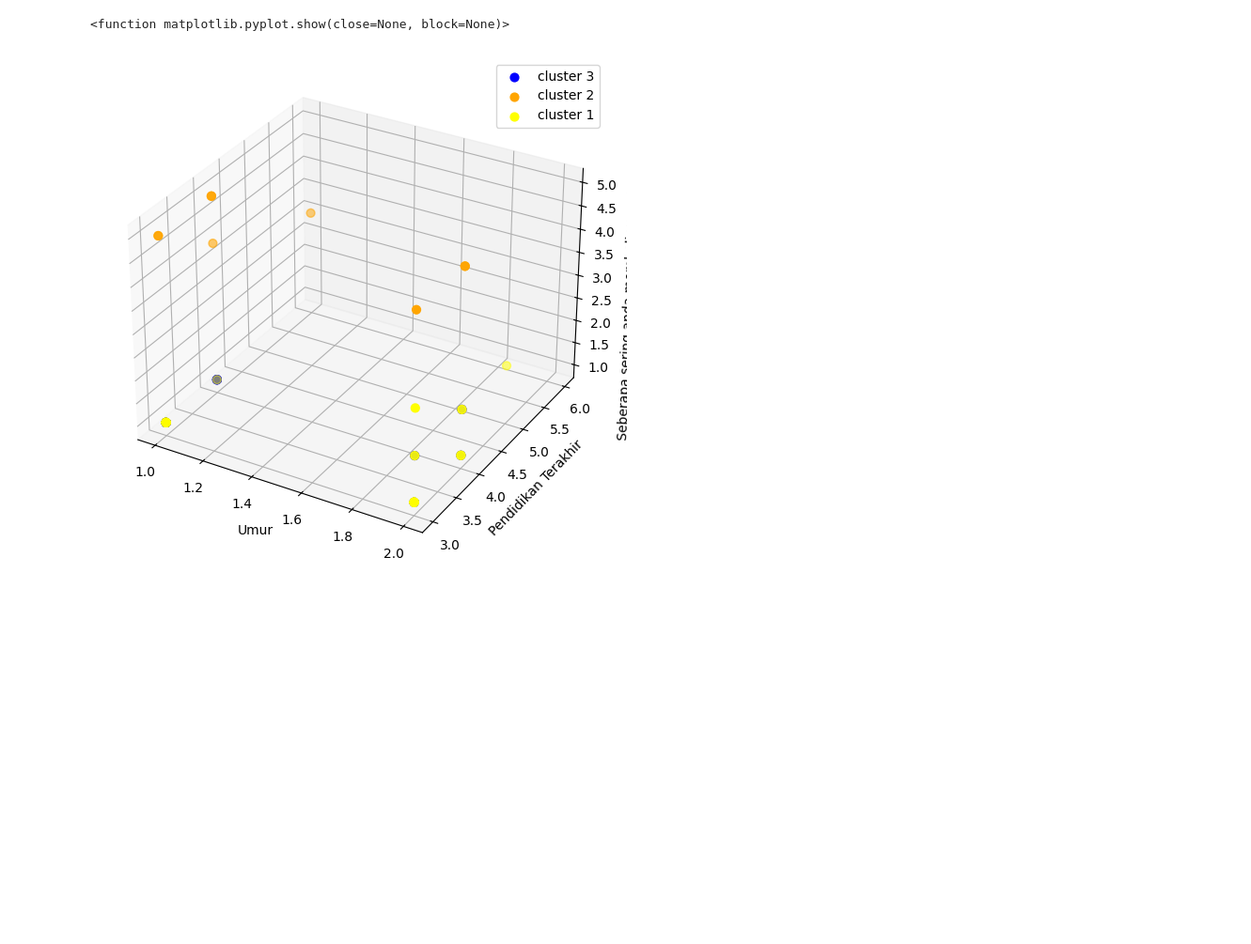
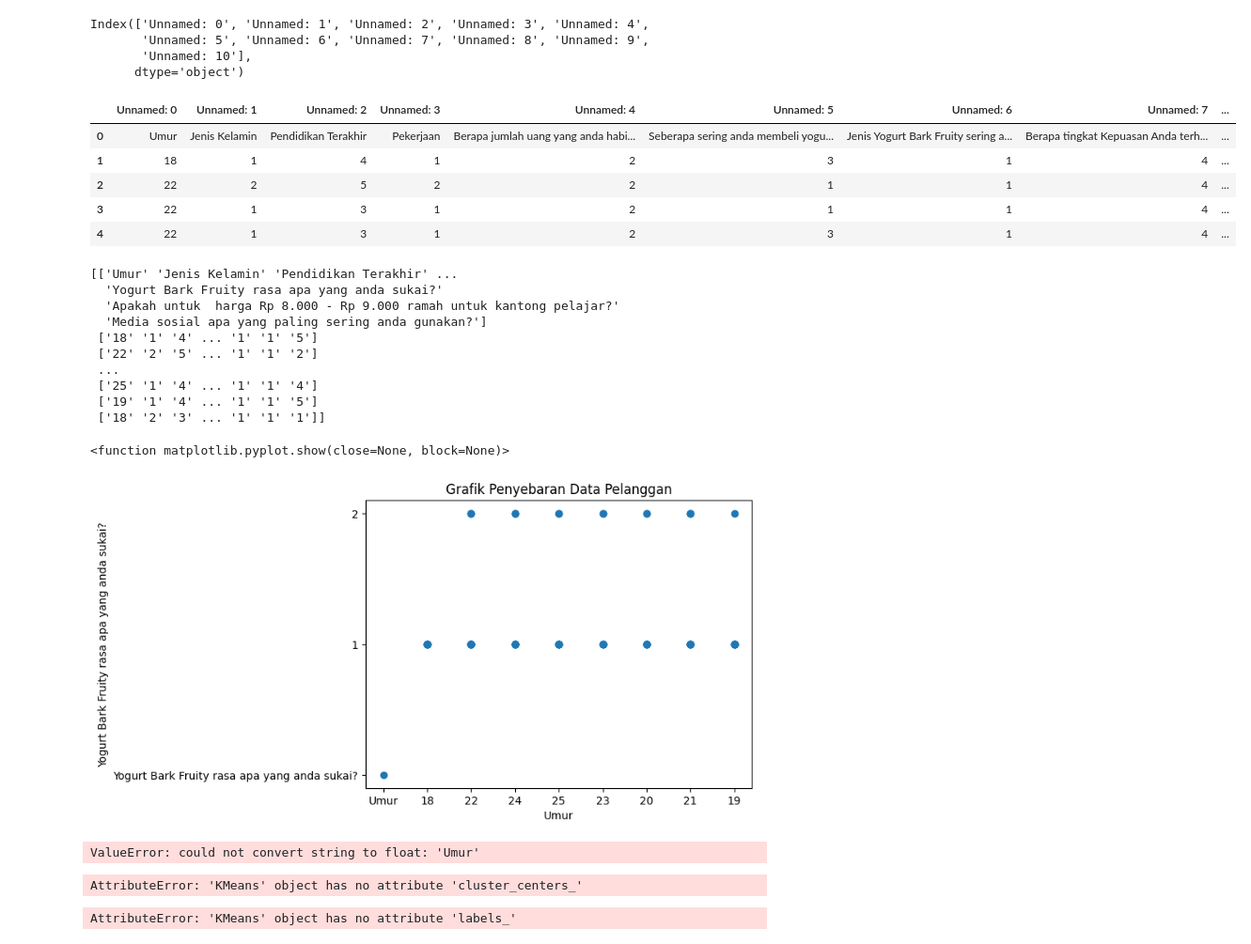
Before and after one commit to KristinBrGultom/Skripsi, a Jupyter notebook: Skripsi.ipynb, the cells around one changed output. Shown at 94% size. Drawn from its saved outputs; the diff is of its cells as text; code cells hidden in the pictures; blank space fills up the shorter version.

```diff
--- a/Skripsi.ipynb
+++ b/Skripsi.ipynb
@@ -62,14 +0,0 @@ dfdp.head(91)
-# %%
-fig = plt.figure(figsize=(7,7))
-ax = fig.add_subplot(111, projection= '3d')
-ax.scatter(x[y_kmeans == 0,0],x[y_kmeans == 0,1],x[y_kmeans == 0,2], s= 40 , color ="blue", label="cluster 3")
-ax.scatter(x[y_kmeans == 1,0],x[y_kmeans == 1,1],x[y_kmeans == 1,2], s= 40 , color ="orange", label="cluster 2")
-ax.scatter(x[y_kmeans == 2,0],x[y_kmeans == 2,1],x[y_kmeans == 2,2], s= 40 , color ="yellow", label="cluster 1")
-ax.set_xlabel ('Umur')
-ax.set_ylabel ('Pendidikan Terakhir')
-ax.set_zlabel ('Seberapa sering anda membeli yogurt bark fruity ini')
-ax.legend()
-plt.show
-# %% [output]
-<function matplotlib.pyplot.show(close=None, block=None)>
-[figure, removed]
@@ -75,0 +8,65 @@ plt.show
+# %%
+#Menyimpan data dan memanggil  dataset
+dfs = pd.read_csv('Penelitian.csv')
+dfs.keys()
+# %% [output]
+Index(['Unnamed: 0', 'Unnamed: 1', 'Unnamed: 2', 'Unnamed: 3', 'Unnamed: 4',
+       'Unnamed: 5', 'Unnamed: 6', 'Unnamed: 7', 'Unnamed: 8', 'Unnamed: 9',
+       'Unnamed: 10'],
+      dtype='object')
+# %%
+dfs = pd.DataFrame(dfs)
+dfs.head()
+# %% [output]
+|  | Unnamed: 0 | Unnamed: 1 | Unnamed: 2 | Unnamed: 3 | Unnamed: 4 | Unnamed: 5 | Unnamed: 6 | Unnamed: 7 | ... |
+| 0 | Umur | Jenis Kelamin | Pendidikan Terakhir | Pekerjaan | Berapa jumlah uang yang anda habi... | Seberapa sering anda membeli yogu... | Jenis Yogurt Bark Fruity sering a... | Berapa tingkat Kepuasan Anda terh... | ... |
+| 1 | 18 | 1 | 4 | 1 | 2 | 3 | 1 | 4 | ... |
+| 2 | 22 | 2 | 5 | 2 | 2 | 1 | 1 | 4 | ... |
+| 3 | 22 | 1 | 3 | 1 | 2 | 1 | 1 | 4 | ... |
+| 4 | 22 | 1 | 3 | 1 | 2 | 3 | 1 | 4 | ... |
+# %%
+#Konversi data Array
+X = np.asarray(dfs)
+print(X)
+# %% [output]
+[['Umur' 'Jenis Kelamin' 'Pendidikan Terakhir' ...
+  'Yogurt Bark Fruity rasa apa yang anda sukai?'
+  'Apakah untuk  harga Rp 8.000 - Rp 9.000 ramah untuk kantong pelajar?'
+  'Media sosial apa yang paling sering anda gunakan?']
+ ['18' '1' '4' ... '1' '1' '5']
+ ['22' '2' '5' ... '1' '1' '2']
+ ...
+ ['25' '1' '4' ... '1' '1' '4']
+ ['19' '1' '4' ... '1' '1' '5']
+ ['18' '2' '3' ... '1' '1' '1']]
+# %%
+#Menampilkan data dalam bentuk scatter plot
+plt.scatter(X[:,0], X[:,8], label='True Position')
+plt.xlabel("Umur")
+plt.ylabel("Yogurt Bark Fruity rasa apa yang anda sukai?")
+plt.title("Grafik Penyebaran Data Pelanggan")
+plt.show
+# %% [output]
+<function matplotlib.pyplot.show(close=None, block=None)>
+[figure, added]
+# %%
+#Mengaktifkan K_means dengan jumlah Kluster= 2
+kmeans = KMeans(n_clusters=2)
+kmeans.fit(X)
+# %% [output]
+ValueError: could not convert string to float: 'Umur'
+# %%
+#Menampilkan nilai Centroid yang akan digenerate oleh algoritma
+print(kmeans.cluster_centers_)
+# %% [output]
+AttributeError: 'KMeans' object has no attribute 'cluster_centers_'
+# %%
+#Plot Data Point
+#memvisualisasikan hasil kalasterisasi Data Pelanggan
+plt.scatter(X[:,0], X[:,8], c=kmeans.labels_, cmap='rainbow')
+plt.xlabel("Umur")
+plt.ylabel("Yogurt Bark Fruity rasa apa yang anda sukai?")
+plt.title("Grafik hasil klasterisasi Data Umur dan Yogurt Bark Fruity rasa apa yang anda sukai?")
+plt.show()
+# %% [output]
+AttributeError: 'KMeans' object has no attribute 'labels_'
```
Also changed, not shown: parts of 8 cells of this notebook, 3 other files.
